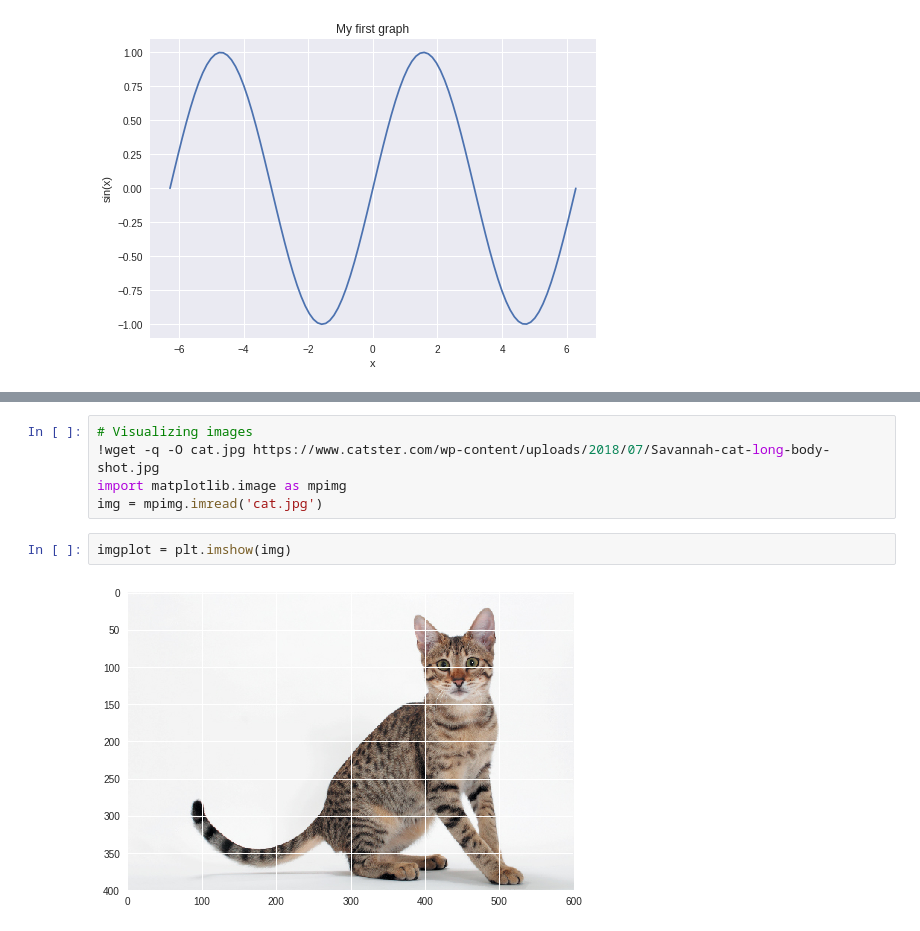
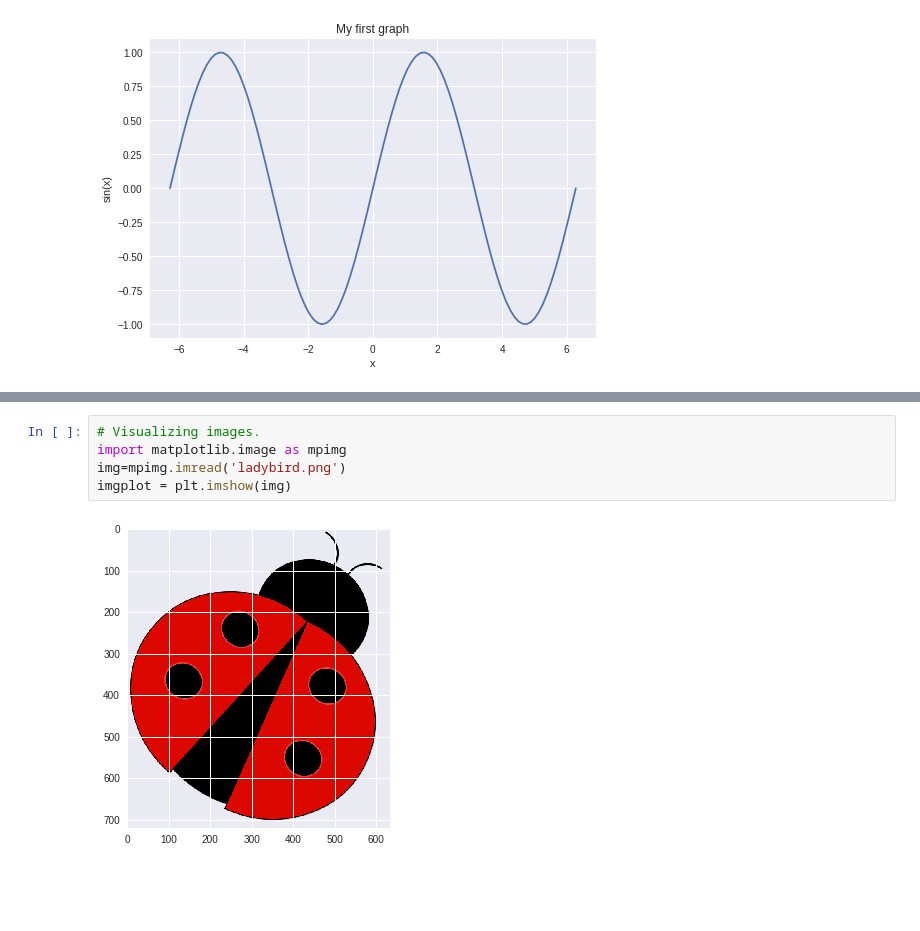
Before and after one commit to MatchLab-Imperial/deep-learning-course, a Jupyter notebook: week01_part2_Python.ipynb, the cells around one changed output, grey strips where cells are left out. Cells and saved outputs as stored; diff of their text form; blank space fills up the shorter version.

```diff
--- a/week01_part2_Python.ipynb
+++ b/week01_part2_Python.ipynb
@@ -480,9 +229,7 @@ plt.show()
-# %%
-# Visualizing images
-!wget -q -O cat.jpg https://www.catster.com/wp-content/uploads/2018/07/Savannah-cat-long-body-shot.jpg
-import matplotlib.image as mpimg
-img = mpimg.imread('cat.jpg')
-# %%
-imgplot = plt.imshow(img)
-# %% [output]
-[figure, removed]
+# %%
+# Visualizing images.
+import matplotlib.image as mpimg
+img=mpimg.imread('ladybird.png')
+imgplot = plt.imshow(img)
+# %% [output]
+[figure, added]
```
Also changed, not shown: parts of 77 cells of this notebook.
